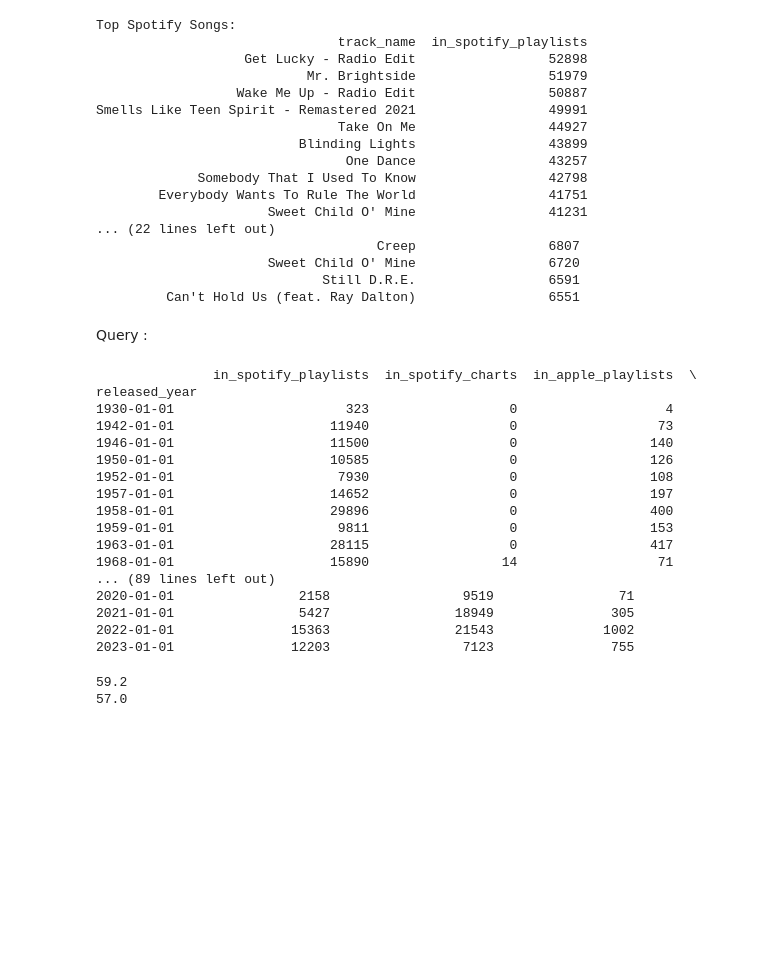
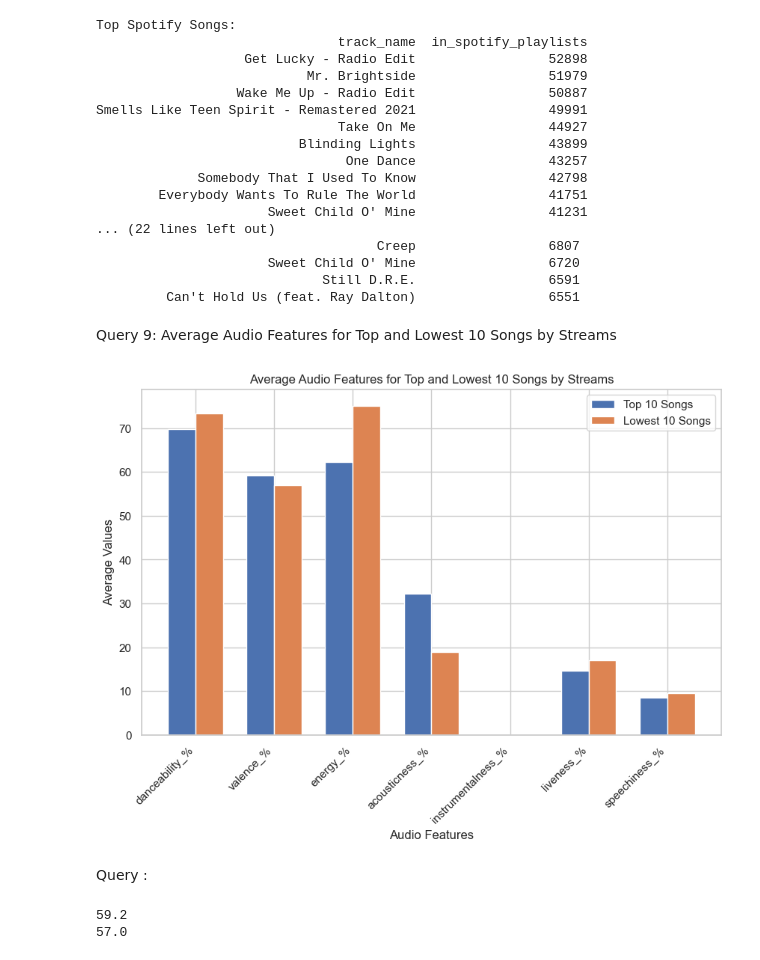
Before and after one commit to i-ap5/FamBus, a Jupyter notebook: famBus.ipynb, the cells around one changed output. Drawn from its saved outputs; the diff is of its cells as text; code cells hidden in the pictures; blank space fills up the shorter version.

```diff
--- a/famBus.ipynb
+++ b/famBus.ipynb
@@ -877,31 +857,39 @@ Smells Like Teen Spirit - Remastered 2021                 49991
                       Sweet Child O' Mine                 6720
                              Still D.R.E.                 6591
          Can't Hold Us (feat. Ray Dalton)                 6551
+# %% [markdown]
+Query 9: Average Audio Features for Top and Lowest 10 Songs by Streams
+# %%
+top_10_songs = df_copy.nlargest(10, 'streams')
+lowest_10_songs = df_copy.nsmallest(10, 'streams')
+
+columns_to_average = ['danceability_%', 'valence_%', 'energy_%', 'acousticness_%', 'instrumentalness_%', 'liveness_%', 'speechiness_%']
+
+top_10_average = top_10_songs[columns_to_average].mean()
+lowest_10_average = lowest_10_songs[columns_to_average].mean()
+
+fig, ax = plt.subplots(figsize=(10, 6))
+
+bar_width = 0.35
+
+bar_positions_top = range(len(top_10_average))
+bar_positions_lowest = [pos + bar_width for pos in bar_positions_top]
+
+ax.bar(bar_positions_top, top_10_average, width=bar_width, label='Top 10 Songs')
+ax.bar(bar_positions_lowest, lowest_10_average, width=bar_width, label='Lowest 10 Songs')
+
+ax.set_xlabel('Audio Features')
+ax.set_ylabel('Average Values')
+ax.set_title('Average Audio Features for Top and Lowest 10 Songs by Streams')
+ax.set_xticks([pos + bar_width / 2 for pos in bar_positions_top])
+ax.set_xticklabels(columns_to_average, rotation=45, ha='right')
+ax.legend()
+
+plt.show()
+# %% [output]
+[figure, added]
 # %% [markdown]
 Query :
-# %%
-platform_trends = df_copy.groupby('released_year')[['in_spotify_playlists', 'in_spotify_charts', 'in_apple_playlists', 'in_apple_charts', 'in_deezer_playlists', 'in_deezer_charts']].sum()
-
-# Display the trends
-print(platform_trends)
-# %% [output]
-               in_spotify_playlists  in_spotify_charts  in_apple_playlists  \
-released_year
-1930-01-01                      323                  0                   4
-1942-01-01                    11940                  0                  73
-1946-01-01                    11500                  0                 140
-1950-01-01                    10585                  0                 126
-1952-01-01                     7930                  0                 108
-1957-01-01                    14652                  0                 197
-1958-01-01                    29896                  0                 400
-1959-01-01                     9811                  0                 153
-1963-01-01                    28115                  0                 417
-1968-01-01                    15890                 14                  71
-... (89 lines left out)
-2020-01-01                2158                 9519                71
-2021-01-01                5427                18949               305
-2022-01-01               15363                21543              1002
-2023-01-01               12203                 7123               755
 # %%
 # from statistics import mean
 
```
Also changed, not shown: parts of 6 cells of this notebook.
